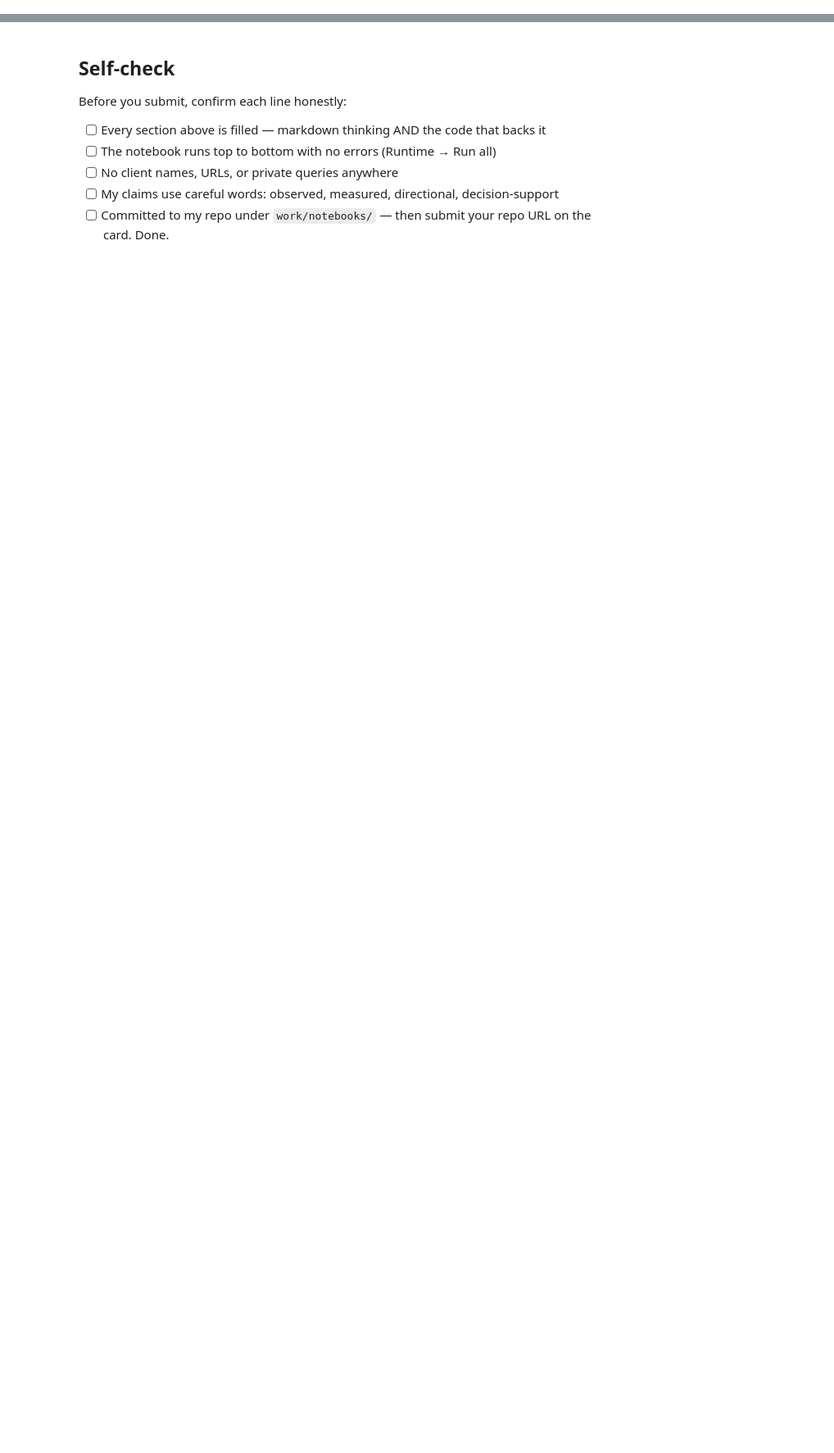
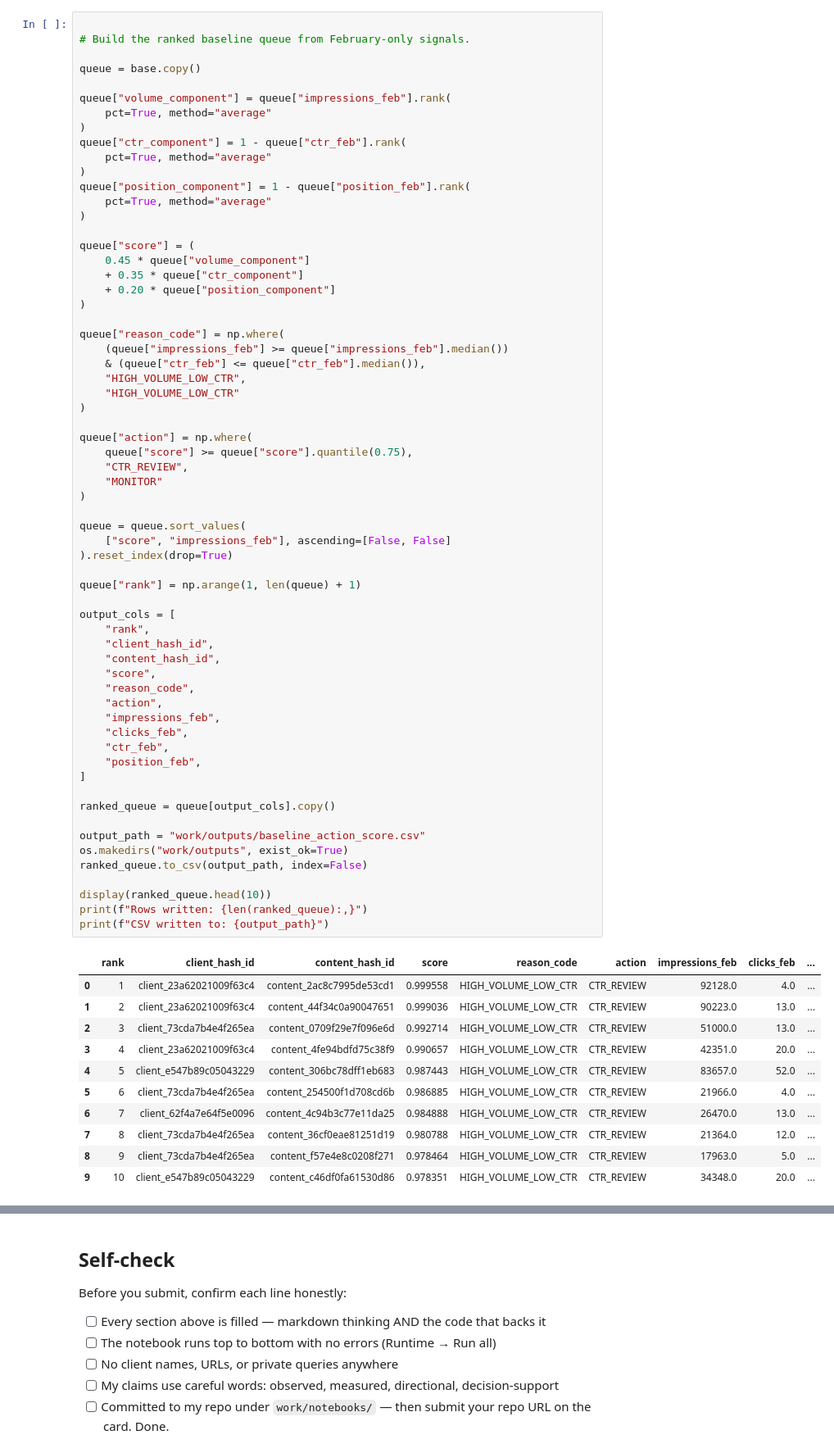
Before and after one commit to abdelrahmanmohamed05/FlyRank-AI, a Jupyter notebook: work/notebooks/w04_baseline_score.ipynb, the cells around one changed output, grey strips where cells are left out. Shown at 82% size. Drawn from its saved outputs; the diff is of its cells as text; blank space fills up the shorter version.

```diff
--- a/work/notebooks/w04_baseline_score.ipynb
+++ b/work/notebooks/w04_baseline_score.ipynb
@@ -24,0 +187,75 @@ This skeleton is yours to fill. Work the sections **in order** — each one has
+# %%
+
+# Build the ranked baseline queue from February-only signals.
+
+queue = base.copy()
+
+queue["volume_component"] = queue["impressions_feb"].rank(
+    pct=True, method="average"
+)
+queue["ctr_component"] = 1 - queue["ctr_feb"].rank(
+    pct=True, method="average"
+)
+queue["position_component"] = 1 - queue["position_feb"].rank(
+    pct=True, method="average"
+)
+
+queue["score"] = (
+    0.45 * queue["volume_component"]
+    + 0.35 * queue["ctr_component"]
+    + 0.20 * queue["position_component"]
+)
+
+queue["reason_code"] = np.where(
+    (queue["impressions_feb"] >= queue["impressions_feb"].median())
+    & (queue["ctr_feb"] <= queue["ctr_feb"].median()),
+    "HIGH_VOLUME_LOW_CTR",
+    "HIGH_VOLUME_LOW_CTR"
+)
+
+queue["action"] = np.where(
+    queue["score"] >= queue["score"].quantile(0.75),
+    "CTR_REVIEW",
+    "MONITOR"
+)
+
+queue = queue.sort_values(
+    ["score", "impressions_feb"], ascending=[False, False]
+).reset_index(drop=True)
+
+queue["rank"] = np.arange(1, len(queue) + 1)
+
+output_cols = [
+    "rank",
+    "client_hash_id",
+    "content_hash_id",
+    "score",
+    "reason_code",
+    "action",
+    "impressions_feb",
+    "clicks_feb",
+    "ctr_feb",
+    "position_feb",
+]
+
+ranked_queue = queue[output_cols].copy()
+
+output_path = "work/outputs/baseline_action_score.csv"
+os.makedirs("work/outputs", exist_ok=True)
+ranked_queue.to_csv(output_path, index=False)
+
+display(ranked_queue.head(10))
+print(f"Rows written: {len(ranked_queue):,}")
+print(f"CSV written to: {output_path}")
+# %% [output]
+|  | rank | client_hash_id | content_hash_id | score | reason_code | action | impressions_feb | clicks_feb | ... |
+| 0 | 1 | client_23a62021009f63c4 | content_2ac8c7995de53cd1 | 0.999558 | HIGH_VOLUME_LOW_CTR | CTR_REVIEW | 92128.0 | 4.0 | ... |
+| 1 | 2 | client_23a62021009f63c4 | content_44f34c0a90047651 | 0.999036 | HIGH_VOLUME_LOW_CTR | CTR_REVIEW | 90223.0 | 13.0 | ... |
+| 2 | 3 | client_73cda7b4e4f265ea | content_0709f29e7f096e6d | 0.992714 | HIGH_VOLUME_LOW_CTR | CTR_REVIEW | 51000.0 | 13.0 | ... |
+| 3 | 4 | client_23a62021009f63c4 | content_4fe94bdfd75c38f9 | 0.990657 | HIGH_VOLUME_LOW_CTR | CTR_REVIEW | 42351.0 | 20.0 | ... |
+| 4 | 5 | client_e547b89c05043229 | content_306bc78dff1eb683 | 0.987443 | HIGH_VOLUME_LOW_CTR | CTR_REVIEW | 83657.0 | 52.0 | ... |
+| 5 | 6 | client_73cda7b4e4f265ea | content_254500f1d708cd6b | 0.986885 | HIGH_VOLUME_LOW_CTR | CTR_REVIEW | 21966.0 | 4.0 | ... |
+| 6 | 7 | client_62f4a7e64f5e0096 | content_4c94b3c77e11da25 | 0.984888 | HIGH_VOLUME_LOW_CTR | CTR_REVIEW | 26470.0 | 13.0 | ... |
+| 7 | 8 | client_73cda7b4e4f265ea | content_36cf0eae81251d19 | 0.980788 | HIGH_VOLUME_LOW_CTR | CTR_REVIEW | 21364.0 | 12.0 | ... |
+| 8 | 9 | client_73cda7b4e4f265ea | content_f57e4e8c0208f271 | 0.978464 | HIGH_VOLUME_LOW_CTR | CTR_REVIEW | 17963.0 | 5.0 | ... |
+| 9 | 10 | client_e547b89c05043229 | content_c46df0fa61530d86 | 0.978351 | HIGH_VOLUME_LOW_CTR | CTR_REVIEW | 34348.0 | 20.0 | ... |
```
Also changed, not shown: parts of 12 cells of this notebook.
